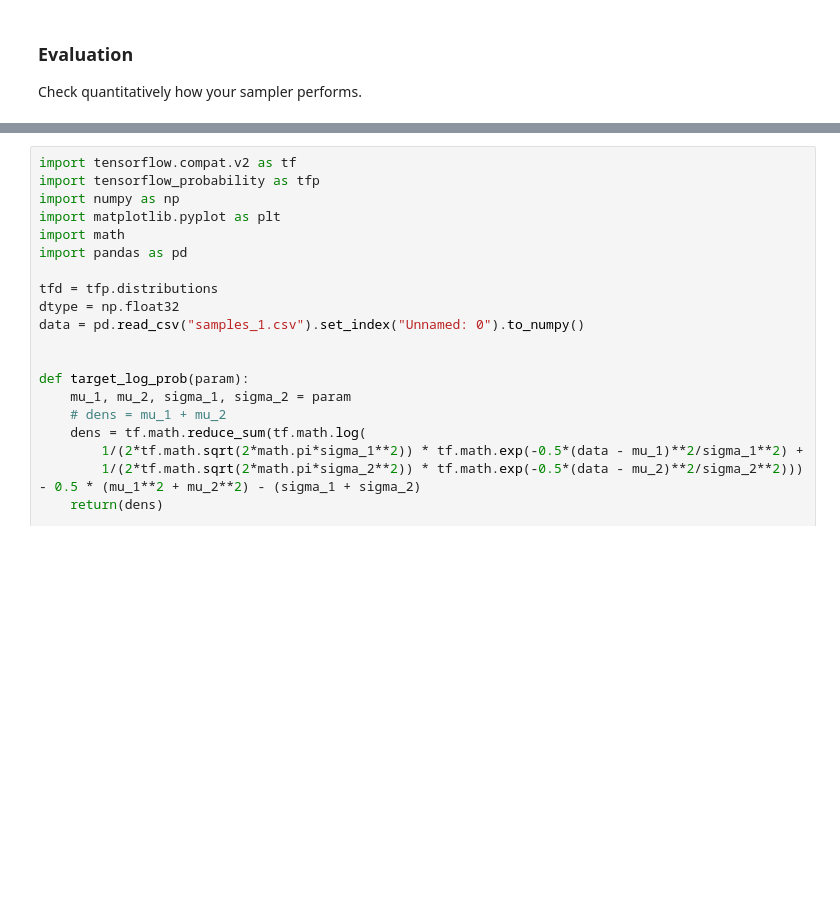
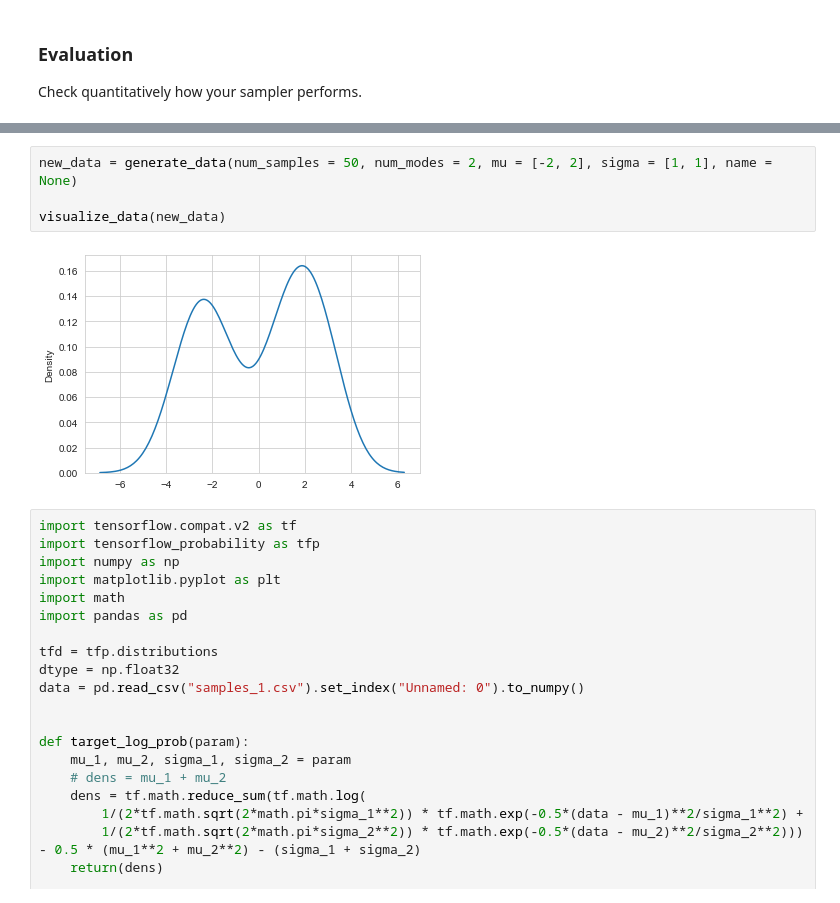
Before and after one commit to PaulNitschke/MCMC-Workshop---Stads, a Jupyter notebook: src/challenge/run_me.ipynb, the cells around one changed output, grey strips where cells are left out. Cells and saved outputs as stored; diff of their text form; blank space fills up the shorter version.

````diff
--- a/src/challenge/run_me.ipynb
+++ b/src/challenge/run_me.ipynb
@@ -148,5 +153,11 @@ visualize_data(data)
 ```
 Please stay around 50 samples as the algorithms might become numerically unstable for more samples (Bonus Points if you tell us why, Extra Bonus Points if you manage to build numerically stable algorithms for a high amount of samples (> 1000)).
+# %%
+new_data = generate_data(num_samples = 50, num_modes = 2, mu = [-2, 2], sigma = [1, 1], name = None)
+
+visualize_data(new_data)
+# %% [output]
+[figure, added]
 # %%
 import tensorflow.compat.v2 as tf
 import tensorflow_probability as tfp
````
Also changed, not shown: parts of 5 cells of this notebook, 2 other files.
